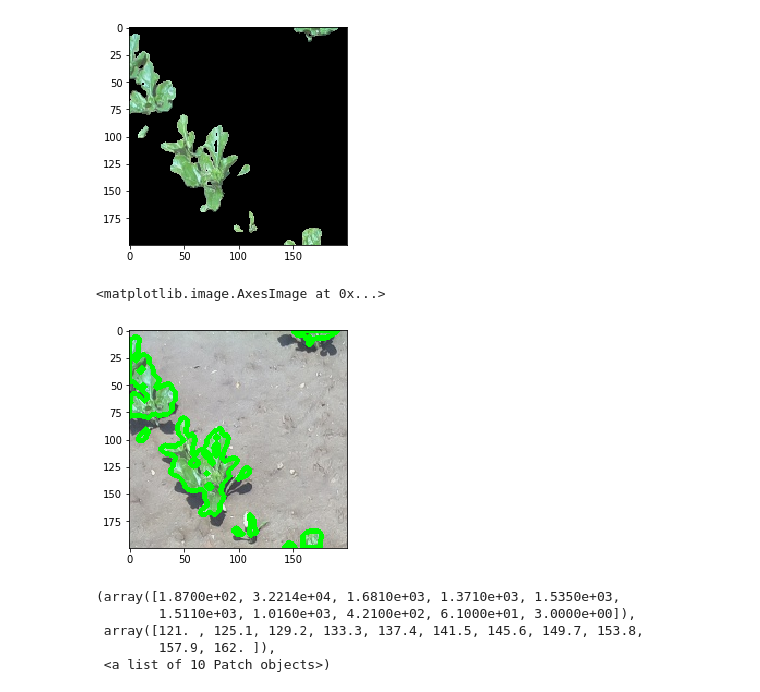
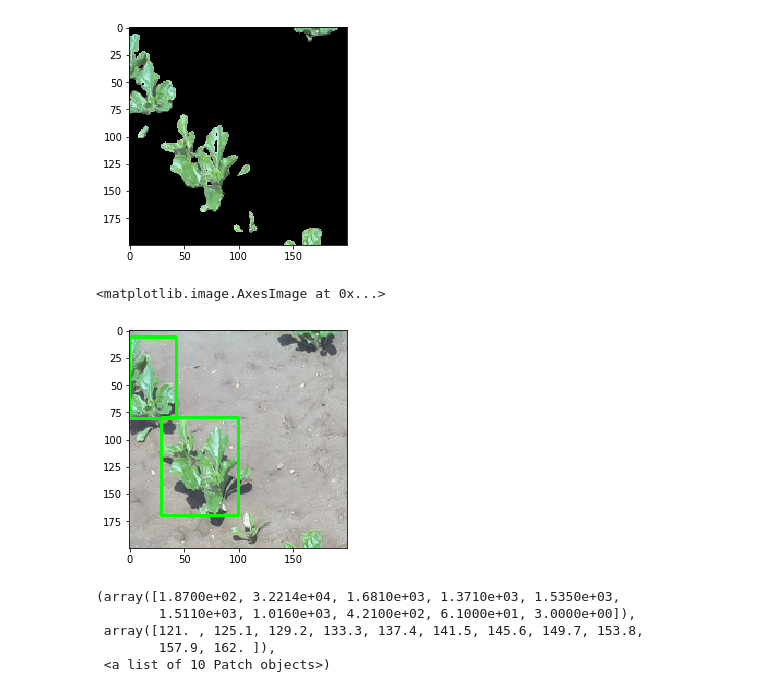
Before and after one commit to nvti/plant_detect, a Jupyter notebook: play_img_processing.ipynb, the cells around one changed output. Cells and saved outputs as stored; diff of their text form; code cells hidden in the pictures.

```diff
--- a/play_img_processing.ipynb
+++ b/play_img_processing.ipynb
@@ -30,7 +30,7 @@ def exg(img):
     B = img[:, :, 2].astype(int)
 
     sum_RGB = R + G + B
-    EXG = (2 * G - R - B) / sum_RGB
+    EXG = 64 *((2 * G - R - B) / sum_RGB + 2)
 
     return EXG.astype('uint8')
 # %%
@@ -58,14 +58,18 @@ plt.imshow(plant_img)
 <matplotlib.image.AxesImage at 0x...>
 [figure]
 # %%
-contours, hierarchy = cv2.findContours(binary_img,cv2.RETR_TREE,cv2.CHAIN_APPROX_SIMPLE)
+contours, _ = cv2.findContours(binary_img,cv2.RETR_TREE,cv2.CHAIN_APPROX_SIMPLE)
 # %%
 img2 = np.copy(img)
-cv2.drawContours(img2, contours, -1, (0,255,0), 3)
+for contour in contours:
+    (x,y,w,h) = cv2.boundingRect(contour)
+    if w * h > 2500:
+        cv2.rectangle(img2, (x,y), (x+w,y+h), (0,255,0), 2)
+
 plt.imshow(img2)
 # %% [output]
 <matplotlib.image.AxesImage at 0x...>
-[figure, old version]
+[figure, new version]
 # %%
 hist = np.histogram(exg_img, 256,[0,256])
 # %%
```
Also changed, not shown: 1 other file.
